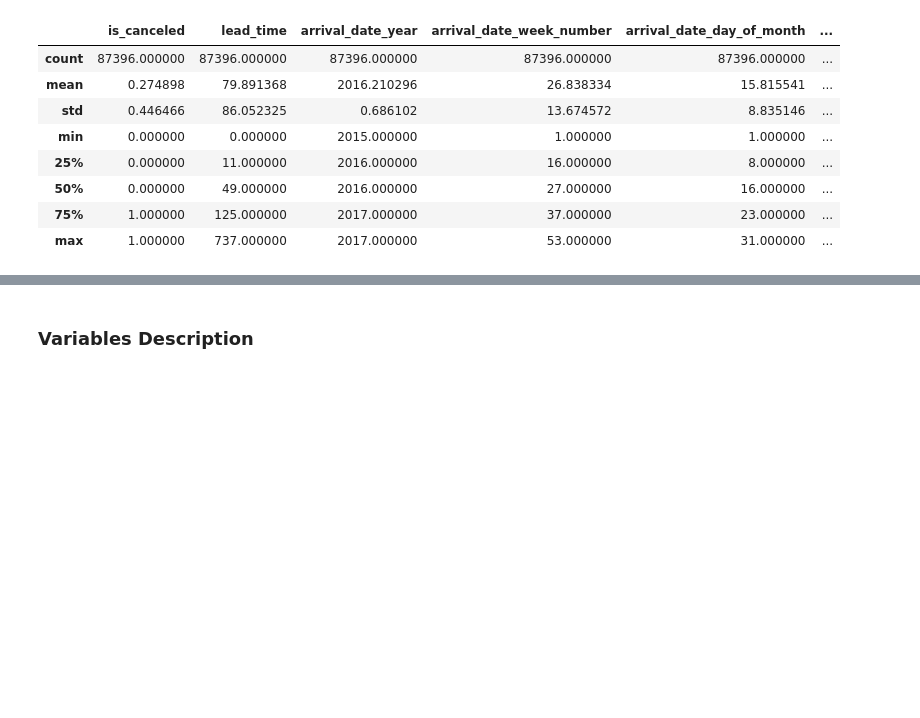
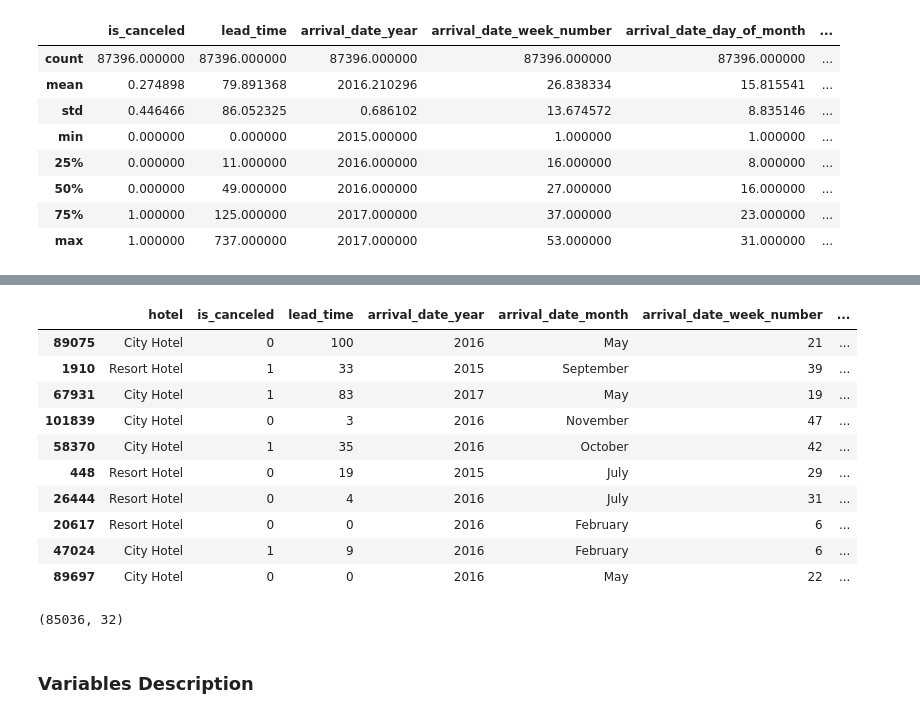
Before and after one commit to Jassibro/EDA-PROJECT, a Jupyter notebook: EDA_Hotel_Booking.ipynb, the cells around one changed output, grey strips where cells are left out. Saved outputs shown, nothing was run; the diff lists cells and outputs as text; code cells hidden in the pictures; blank space fills up the shorter version.

```diff
--- a/EDA_Hotel_Booking.ipynb
+++ b/EDA_Hotel_Booking.ipynb
@@ -228,3 +247,23 @@ df.describe()
+# %%
+df1.sample(10)
+# %% [output]
+|  | hotel | is_canceled | lead_time | arrival_date_year | arrival_date_month | arrival_date_week_number | ... |
+| 89075 | City Hotel | 0 | 100 | 2016 | May | 21 | ... |
+| 1910 | Resort Hotel | 1 | 33 | 2015 | September | 39 | ... |
+| 67931 | City Hotel | 1 | 83 | 2017 | May | 19 | ... |
+| 101839 | City Hotel | 0 | 3 | 2016 | November | 47 | ... |
+| 58370 | City Hotel | 1 | 35 | 2016 | October | 42 | ... |
+| 448 | Resort Hotel | 0 | 19 | 2015 | July | 29 | ... |
+| 26444 | Resort Hotel | 0 | 4 | 2016 | July | 31 | ... |
+| 20617 | Resort Hotel | 0 | 0 | 2016 | February | 6 | ... |
+| 47024 | City Hotel | 1 | 9 | 2016 | February | 6 | ... |
+| 89697 | City Hotel | 0 | 0 | 2016 | May | 22 | ... |
+# %%
+wrong_value_indices=df1[(df1['adults'] + df1['children'] + df1['babies'] == 0 )].index
+df1.drop(wrong_value_indices,inplace=True)
+df1.shape
+# %% [output]
+(85036, 32)
 # %% [markdown]
 ### Variables Description
 # %% [markdown]
```
Also changed, not shown: parts of 30 cells of this notebook.
